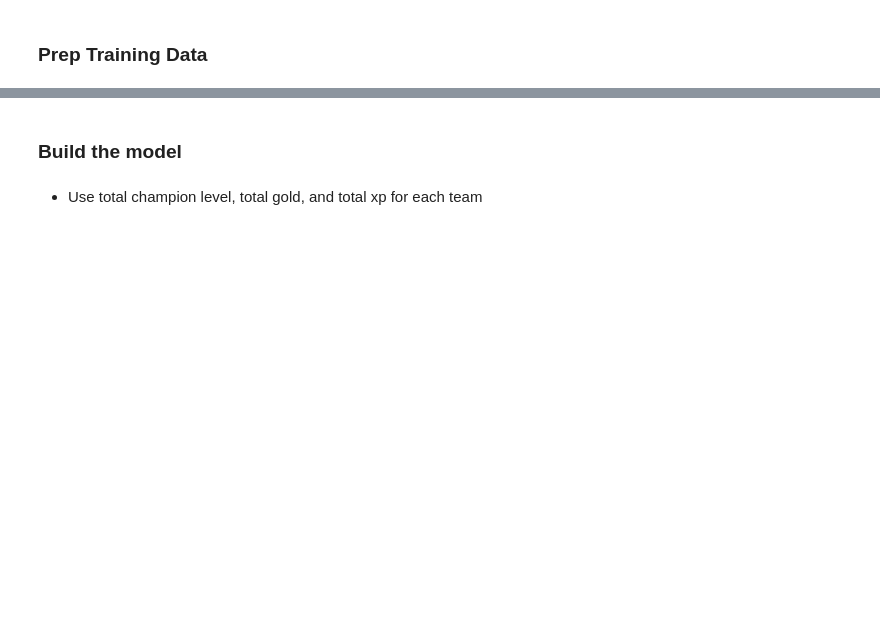
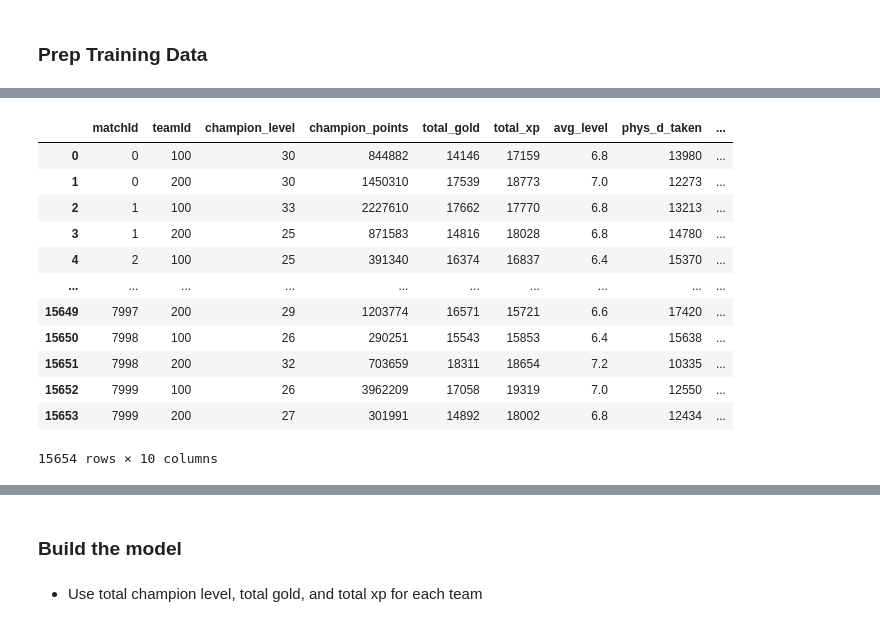
Before and after one commit to Claytor/league_of_legends_match_prediction_kaggle, a Jupyter notebook: notebooks/Claytor - mews_base.ipynb, the cells around one changed output, grey strips where cells are left out. Saved outputs shown, nothing was run; the diff lists cells and outputs as text; code cells hidden in the pictures; blank space fills up the shorter version.

```diff
--- a/notebooks/Claytor - mews_base.ipynb
+++ b/notebooks/Claytor - mews_base.ipynb
@@ -60,6 +85,22 @@ team_stats = (
          participants = ('participantId', 'count'))
     .reset_index()
 )
+# %%
+team_stats
+# %% [output]
+|  | matchId | teamId | champion_level | champion_points | total_gold | total_xp | avg_level | phys_d_taken | ... |
+| 0 | 0 | 100 | 30 | 844882 | 14146 | 17159 | 6.8 | 13980 | ... |
+| 1 | 0 | 200 | 30 | 1450310 | 17539 | 18773 | 7.0 | 12273 | ... |
+| 2 | 1 | 100 | 33 | 2227610 | 17662 | 17770 | 6.8 | 13213 | ... |
+| 3 | 1 | 200 | 25 | 871583 | 14816 | 18028 | 6.8 | 14780 | ... |
+| 4 | 2 | 100 | 25 | 391340 | 16374 | 16837 | 6.4 | 15370 | ... |
+| ... | ... | ... | ... | ... | ... | ... | ... | ... | ... |
+| 15649 | 7997 | 200 | 29 | 1203774 | 16571 | 15721 | 6.6 | 17420 | ... |
+| 15650 | 7998 | 100 | 26 | 290251 | 15543 | 15853 | 6.4 | 15638 | ... |
+| 15651 | 7998 | 200 | 32 | 703659 | 18311 | 18654 | 7.2 | 10335 | ... |
+| 15652 | 7999 | 100 | 26 | 3962209 | 17058 | 19319 | 7.0 | 12550 | ... |
+| 15653 | 7999 | 200 | 27 | 301991 | 14892 | 18002 | 6.8 | 12434 | ... |
+15654 rows × 10 columns
 # %%
 # check for any teams that are missing participants due to missing data/merging
 team_stats.loc[team_stats['participants'] != 5]
```
Also changed, not shown: parts of 24 cells of this notebook.
